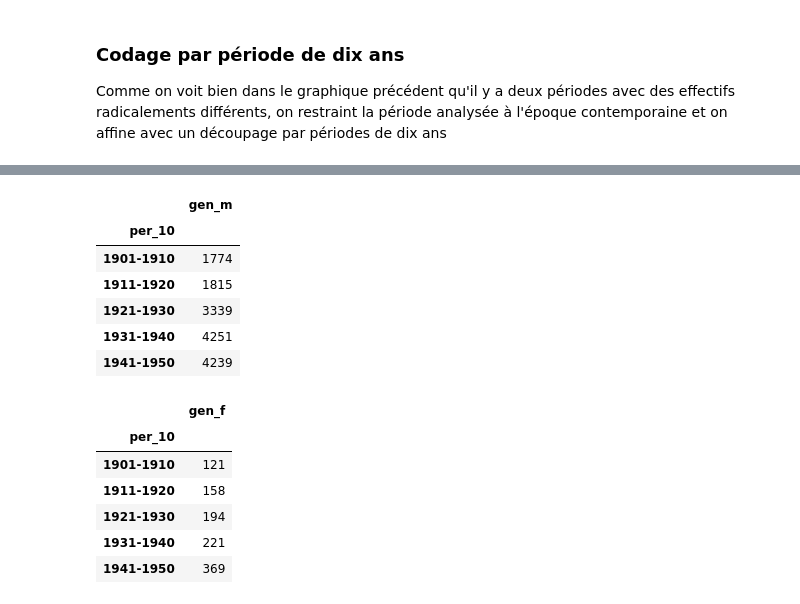
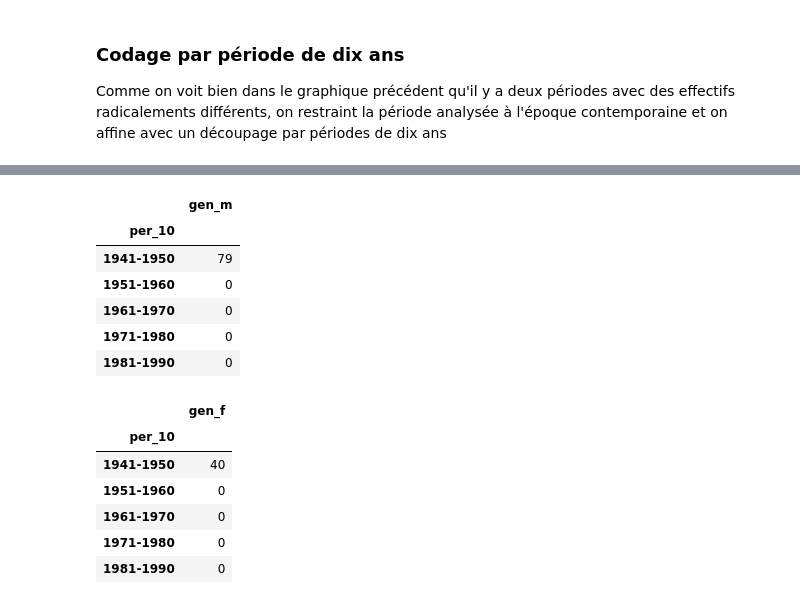
Before and after one commit to Raphix93/2HS2179_militants-pour-la-paix, a Jupyter notebook: Exercices/wdt_distribution_naissances_triplestore.ipynb, the cells around one changed output, grey strips where cells are left out. Drawn from its saved outputs; the diff is of its cells as text; code cells hidden in the pictures.

```diff
--- a/Exercices/wdt_distribution_naissances_triplestore.ipynb
+++ b/Exercices/wdt_distribution_naissances_triplestore.ipynb
@@ -47,7 +47,7 @@ import sparql_functions as spqf
 On exécute la requête grâce à une fonction de la librairie locale qui réalise la mise en forme
 # %%
 ## define SPARQL enpoint
-endpoint = "https://ag16gm9pr0meths2.allegrograph.cloud/repositories/peace"
+endpoint = "https://ag1efpn0ahc5nur8.allegrograph.cloud/repositories/peace"
 # %%
 query = """
 PREFIX wd: <http://www.wikidata.org/entity/>
@@ -334,6 +338,6 @@ plt.show()
 Comme on voit bien dans le graphique précédent qu'il y a deux périodes avec des effectifs radicalements différents,
 on restraint la période analysée à l'époque contemporaine et on affine avec un découpage par périodes de dix ans
 # %%
-l_10 = list(range(1851, 1960, 10))
+l_10 = list(range(1801, 2000, 10))
 print(l_10[:5],l_10[-5:])
 # %% [output]
@@ -358,29 +362,29 @@ cdf_p.head(3)
 # %%
 ### On regroupe par genre comme ci-dessus
-gender_m_10 = pd.DataFrame(cdf_p[(cdf_p.genCode == 'M') & (cdf_p.birthYear > 1850)].groupby('per_10').size())
+gender_m_10 = pd.DataFrame(cdf_p[(cdf_p.genCode == 'M') & (cdf_p.birthYear > 1800)].groupby('per_10').size())
 gender_m_10.columns = ['gen_m']
 gender_m_10.tail()
 # %% [output]
 |  | gen_m |
 | per_10 |  |
-| 1901-1910 | 1774 |
-| 1911-1920 | 1815 |
-| 1921-1930 | 3339 |
-| 1931-1940 | 4251 |
-| 1941-1950 | 4239 |
+| 1941-1950 | 79 |
+| 1951-1960 | 0 |
+| 1961-1970 | 0 |
+| 1971-1980 | 0 |
+| 1981-1990 | 0 |
 # %%
 ### Idem
-gender_f_10 = pd.DataFrame(cdf_p[(cdf_p.genCode == 'F')& (cdf_p.birthYear > 1850)].groupby('per_10').size())
+gender_f_10 = pd.DataFrame(cdf_p[(cdf_p.genCode == 'F')& (cdf_p.birthYear > 1800)].groupby('per_10').size())
 gender_f_10.columns = ['gen_f']
 gender_f_10.tail()
 # %% [output]
 |  | gen_f |
 | per_10 |  |
-| 1901-1910 | 121 |
-| 1911-1920 | 158 |
-| 1921-1930 | 194 |
-| 1931-1940 | 221 |
-| 1941-1950 | 369 |
+| 1941-1950 | 40 |
+| 1951-1960 | 0 |
+| 1961-1970 | 0 |
+| 1971-1980 | 0 |
+| 1981-1990 | 0 |
 # %%
 merged_10 = pd.merge(gender_m_10, gender_f_10, left_index=True, right_index=True)
 merged_10.tail()
```
Also changed, not shown: parts of 24 cells of this notebook, 4 other files.
